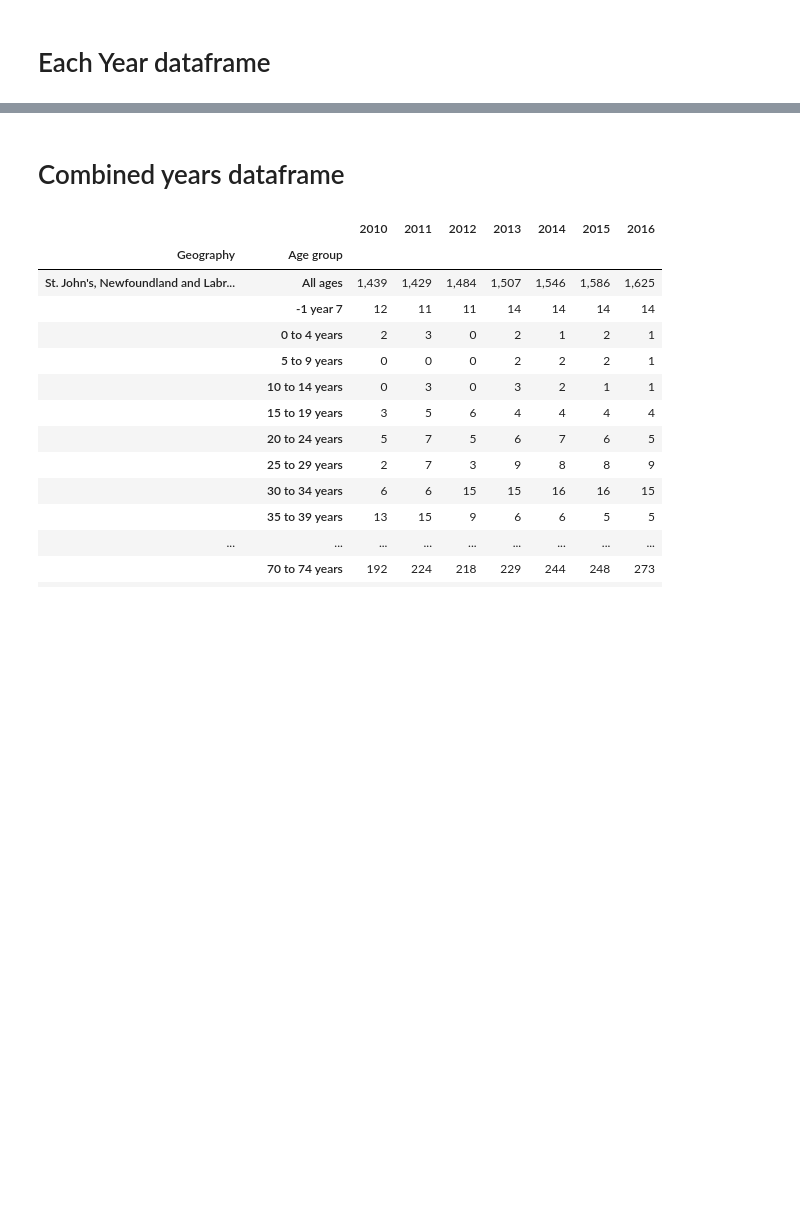
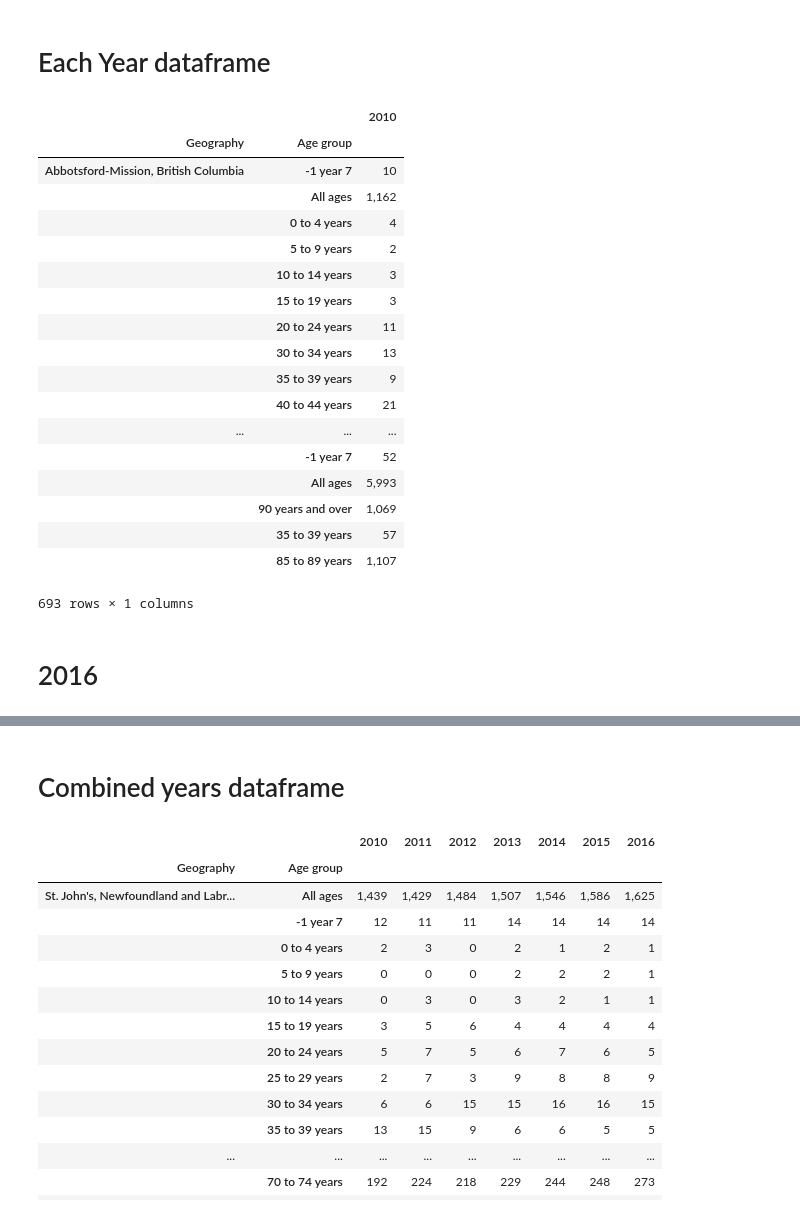
Before and after one commit to irinadrapic/project-one, a Jupyter notebook: Base.ipynb, the cells around one changed output, grey strips where cells are left out. Saved outputs shown, nothing was run; the diff lists cells and outputs as text; code cells hidden in the pictures; blank space fills up the shorter version.

Commit message:
Just sorted cities alphabatically so it will be easier to match when merging

```diff
--- a/Base.ipynb
+++ b/Base.ipynb
@@ -3,7 +3,7 @@ import os, csv
 import pandas as pd
 import numpy as np
 # %%
-file_path = os.path.join("datas", "new_mortality", "mortality_data.csv")
+file_path = os.path.join("datas", "new_mortality", "original_mortality_data.csv")
 
 df = pd.read_csv(file_path)
 # %%
@@ -13,23 +13,47 @@ df["Geography"] = df["Geography"].ffill(axis=0)
 # Each Year dataframe
 # %%
 # Creating df for each year
-df_2010 = df[["Geography", "Age group", "2010"]]
+# sort cities alphabatically
+df_2010 = df[["Geography", "Age group", "2010"]].sort_values("Geography")
 df_2010 = df_2010.set_index(["Geography", "Age group"])
 
-df_2011 = df[["Geography", "Age group", "2011"]]
+df_2011 = df[["Geography", "Age group", "2011"]].sort_values("Geography")
 df_2011 = df_2011.set_index(["Geography", "Age group"])
 
-df_2012 = df[["Geography", "Age group", "2012"]]
+df_2012 = df[["Geography", "Age group", "2012"]].sort_values("Geography")
 df_2012 = df_2012.set_index(["Geography", "Age group"])
 
-df_2013 = df[["Geography", "Age group", "2013"]]
+df_2013 = df[["Geography", "Age group", "2013"]].sort_values("Geography")
 df_2013 = df_2013.set_index(["Geography", "Age group"])
 
-df_2014 = df[["Geography", "Age group", "2014"]]
+df_2014 = df[["Geography", "Age group", "2014"]].sort_values("Geography")
 df_2014 = df_2014.set_index(["Geography", "Age group"])
 
-df_2015 = df[["Geography", "Age group", "2015"]]
+df_2015 = df[["Geography", "Age group", "2015"]].sort_values("Geography")
 df_2015 = df_2015.set_index(["Geography", "Age group"])
 
-df_2016 = df[["Geography", "Age group", "2016"]]
+df_2016 = df[["Geography", "Age group", "2016"]].sort_values("Geography")
 df_2016 = df_2016.set_index(["Geography", "Age group"])
+df_2010
+# %% [output]
+|  |  | 2010 |
+| Geography | Age group |  |
+| Abbotsford-Mission, British Columbia | -1 year 7 | 10 |
+|  | All ages | 1,162 |
+|  | 0 to 4 years | 4 |
+|  | 5 to 9 years | 2 |
+|  | 10 to 14 years | 3 |
+|  | 15 to 19 years | 3 |
+|  | 20 to 24 years | 11 |
+|  | 30 to 34 years | 13 |
+|  | 35 to 39 years | 9 |
+|  | 40 to 44 years | 21 |
+| ... | ... | ... |
+|  | -1 year 7 | 52 |
+|  | All ages | 5,993 |
+|  | 90 years and over | 1,069 |
+|  | 35 to 39 years | 57 |
+|  | 85 to 89 years | 1,107 |
+693 rows × 1 columns
+# %% [markdown]
+# 2016
```
Also changed, not shown: parts of 5 cells of this notebook, 8 other files.
